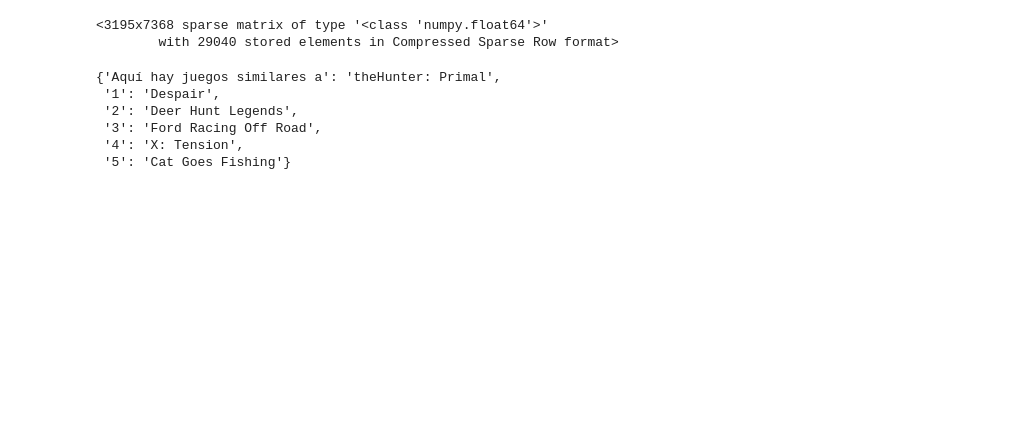
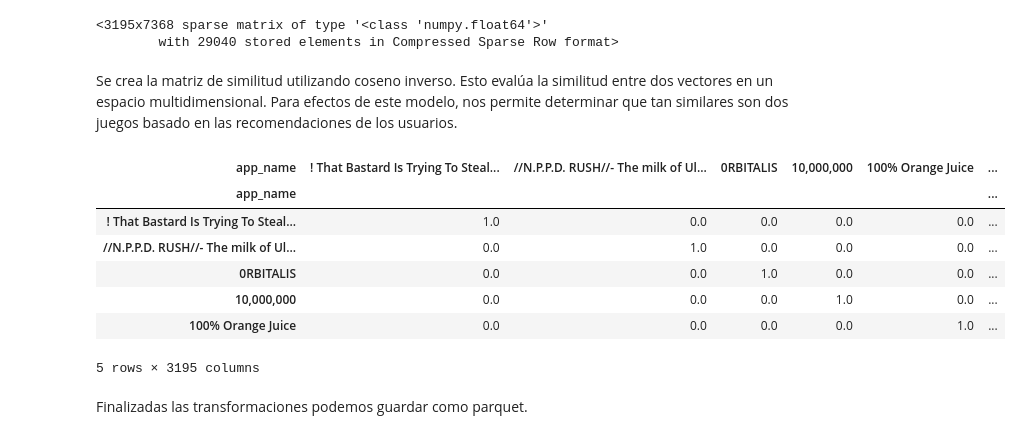
Before and after one commit to JBSosa/MLOps-Steam, a Jupyter notebook: Notebooks/Machine_Learning.ipynb, the cells around one changed output. Cells and saved outputs as stored; diff of their text form; code cells hidden in the pictures; blank space fills up the shorter version.

```diff
--- a/Notebooks/Machine_Learning.ipynb
+++ b/Notebooks/Machine_Learning.ipynb
@@ -8,6 +16,5 @@ import pyarrow.parquet as pq
 # %%
-machineLearningData = pd.read_parquet('data/machineLearning.parquet')
-machineLearningDf = pd.DataFrame(machineLearningData)
+machineLearningDf = pd.read_parquet('../data/machineLearning.parquet')
 # %%
 machineLearningDf.head()
 # %% [output]
@@ -46,6 +57,8 @@ machineLearningSparseDf
 # %% [output]
 <3195x7368 sparse matrix of type '<class 'numpy.float64'>'
         with 29040 stored elements in Compressed Sparse Row format>
+# %% [markdown]
+Se crea la matriz de similitud utilizando coseno inverso. Esto evalúa la similitud entre dos vectores en un espacio multidimensional. Para efectos de este modelo, nos permite determinar que tan similares son dos juegos basado en las recomendaciones de los usuarios.
 # %%
 itemSimilarity = cosine_similarity(machineLearningSparseDf)
 # %%
@@ -53,20 +65,15 @@ itemSimilarity = cosine_similarity(machineLearningSparseDf)
 itemSimDf = pd.DataFrame(itemSimilarity, index = machineLearningDf.index, columns = machineLearningDf.index)
-# %%
-def recommendItem(itemId):
-    itemSimData = pd.read_parquet('data/itemSim.parquet')
-    itemSimDf = pd.DataFrame(itemSimData)
-    counter = 1
-    result = {'Aquí hay juegos similares a': itemId,'1':'','2':'','3':'','4':'','5':''}
-    for item in itemSimDf.sort_values(by = itemId, ascending = False).index[1:6]:
-        result[str(counter)] = item
-        counter +=1
-    return result
-recommendItem('theHunter: Primal')
-# %% [output]
-{'Aquí hay juegos similares a': 'theHunter: Primal',
- '1': 'Despair',
- '2': 'Deer Hunt Legends',
- '3': 'Ford Racing Off Road',
- '4': 'X: Tension',
- '5': 'Cat Goes Fishing'}
+# %%
+itemSimDf.head()
+# %% [output]
+| app_name | ! That Bastard Is Trying To Steal... | //N.P.P.D. RUSH//- The milk of Ul... | 0RBITALIS | 10,000,000 | 100% Orange Juice | ... |
+| app_name |  |  |  |  |  | ... |
+| ! That Bastard Is Trying To Steal... | 1.0 | 0.0 | 0.0 | 0.0 | 0.0 | ... |
+| //N.P.P.D. RUSH//- The milk of Ul... | 0.0 | 1.0 | 0.0 | 0.0 | 0.0 | ... |
+| 0RBITALIS | 0.0 | 0.0 | 1.0 | 0.0 | 0.0 | ... |
+| 10,000,000 | 0.0 | 0.0 | 0.0 | 1.0 | 0.0 | ... |
+| 100% Orange Juice | 0.0 | 0.0 | 0.0 | 0.0 | 1.0 | ... |
+5 rows × 3195 columns
+# %% [markdown]
+Finalizadas las transformaciones podemos guardar como parquet.
 # %%
```
Also changed, not shown: parts of 9 cells of this notebook, 7 other files.
